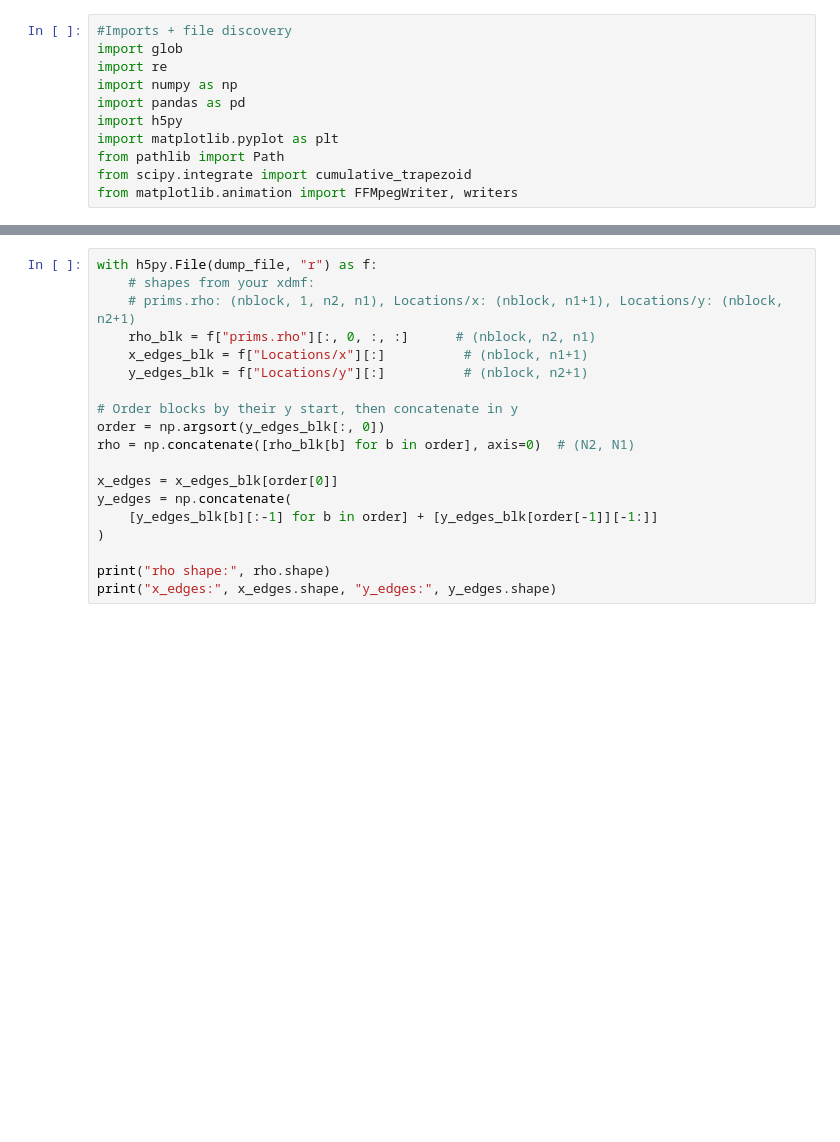
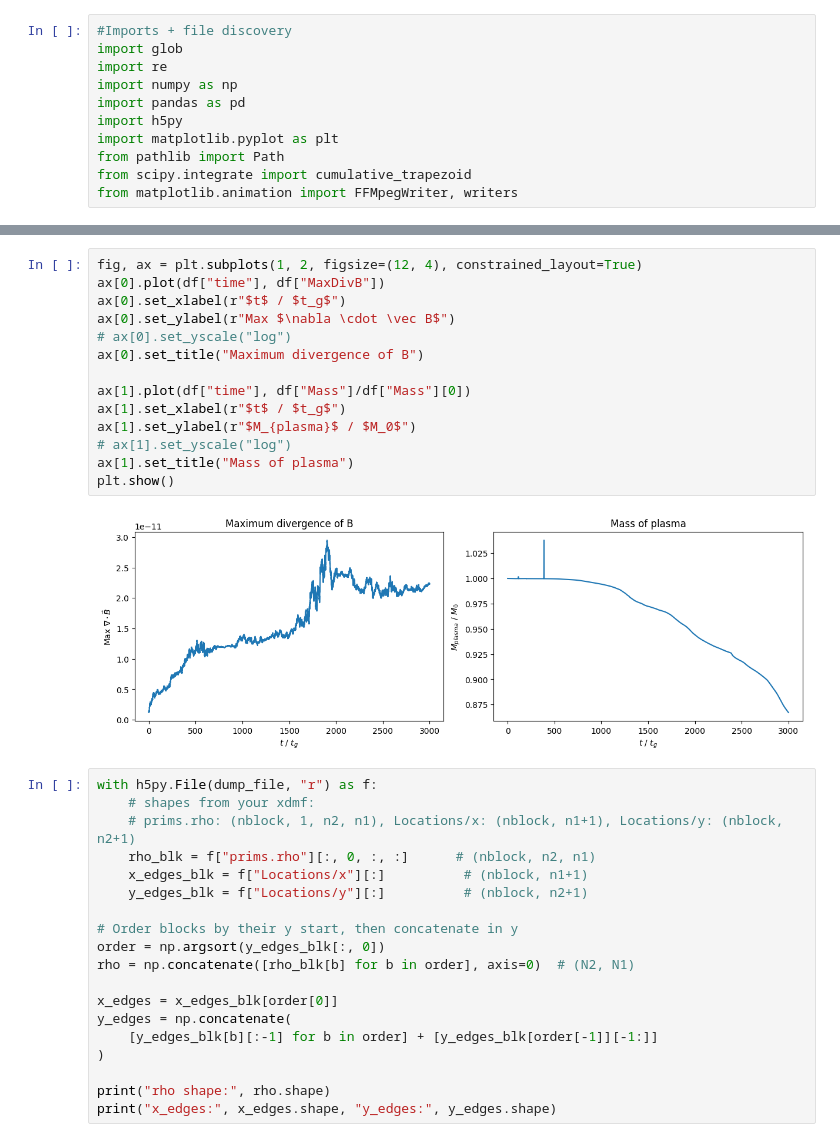
Before and after one commit to Aaron-Barrios/kharma, a Jupyter notebook: runs/analysis.ipynb, the cells around one changed output, grey strips where cells are left out. Saved outputs shown, nothing was run; the diff lists cells and outputs as text; blank space fills up the shorter version.

```diff
--- a/runs/analysis.ipynb
+++ b/runs/analysis.ipynb
@@ -158,3 +160,19 @@ plt.show()
+# %%
+fig, ax = plt.subplots(1, 2, figsize=(12, 4), constrained_layout=True)
+ax[0].plot(df["time"], df["MaxDivB"])
+ax[0].set_xlabel(r"$t$ / $t_g$")
+ax[0].set_ylabel(r"Max $\nabla \cdot \vec B$")
+# ax[0].set_yscale("log")
+ax[0].set_title("Maximum divergence of B")
+
+ax[1].plot(df["time"], df["Mass"]/df["Mass"][0])
+ax[1].set_xlabel(r"$t$ / $t_g$")
+ax[1].set_ylabel(r"$M_{plasma}$ / $M_0$")
+# ax[1].set_yscale("log")
+ax[1].set_title("Mass of plasma")
+plt.show()
+# %% [output]
+[figure, added]
 # %%
 with h5py.File(dump_file, "r") as f:
     # shapes from your xdmf:
```
Also changed, not shown: parts of 11 cells of this notebook.
